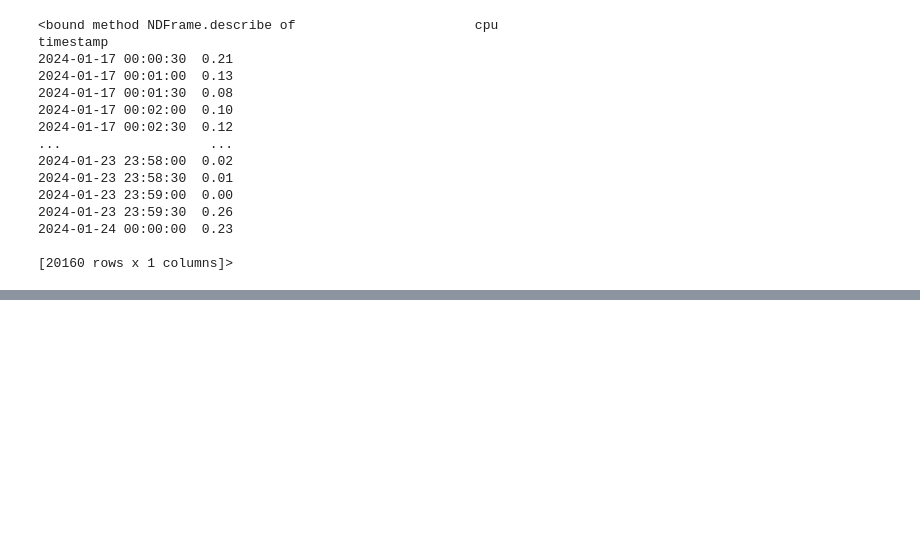
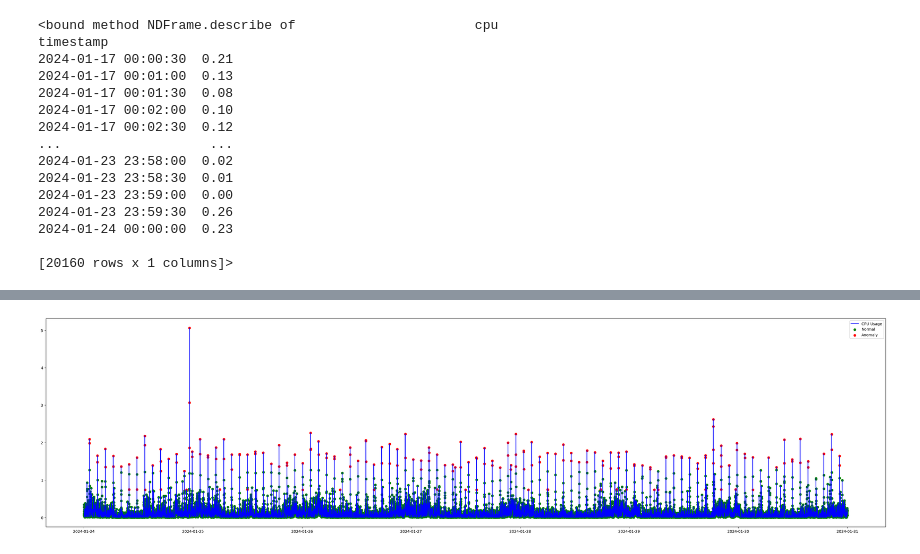
Before and after one commit to Djax05/ARIMA-prediction, a Jupyter notebook: machine_learning/model.ipynb, the cells around one changed output, grey strips where cells are left out. Drawn from its saved outputs; the diff is of its cells as text; code cells hidden in the pictures; blank space fills up the shorter version.

```diff
--- a/machine_learning/model.ipynb
+++ b/machine_learning/model.ipynb
@@ -105,0 +103,3 @@ plt.show()
+# %%
+model = IsolationForest(contamination=0.01, random_state=42)
+test_anomaly = model.fit_predict(y_test)
@@ -105,0 +116,10 @@ plt.show()
+# %%
+plt.figure(figsize=(40,10))
+
+plt.plot(y_test.index, y_test["cpu"], label="CPU Usage", color="blue")
+plt.scatter(normal.index, normal["cpu"], color="green", label="Normal")
+plt.scatter(anomaly.index, anomaly["cpu"], color="red", label="Anomaly")
+plt.legend()
+plt.show()
+# %% [output]
+[figure, added]
```
Also changed, not shown: parts of 10 cells of this notebook, 2 other files.
